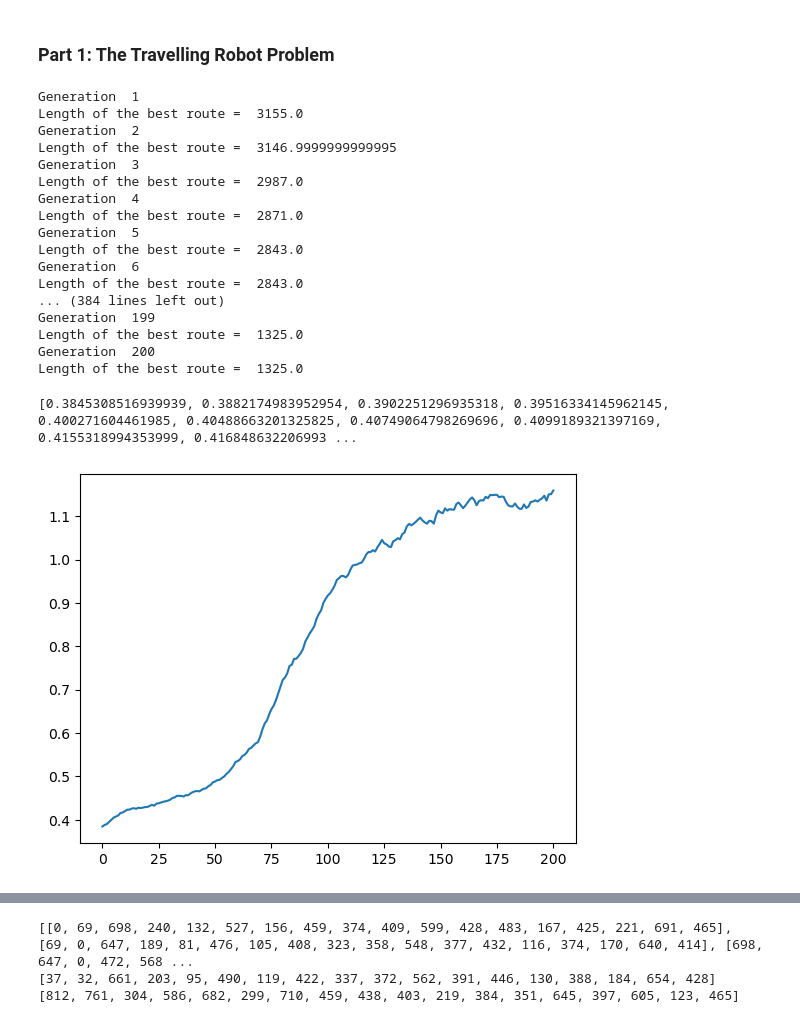
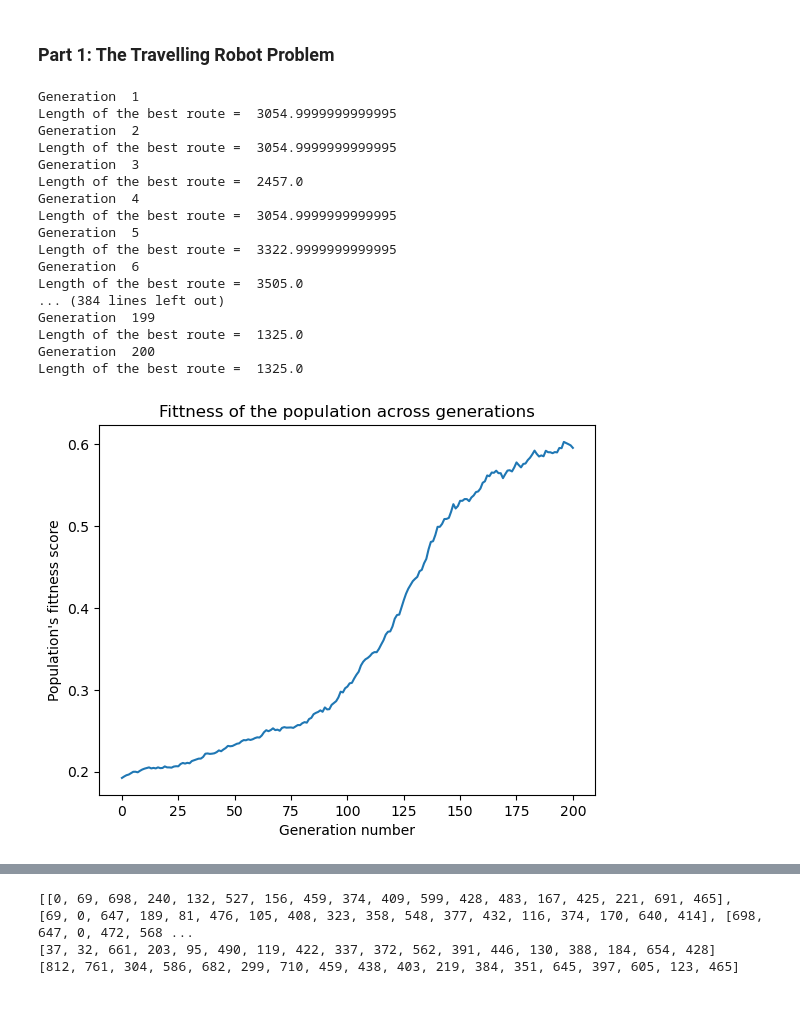
Before and after one commit to Howieboss02/Computational-Intelligence-ACO-ANN, a Jupyter notebook: Assignment_2/src/Main.ipynb, the cells around one changed output, grey strips where cells are left out. Cells and saved outputs as stored; diff of their text form; code cells hidden in the pictures.

Commit message:
Set best parameters and clean up the code
Also add description of the axis in the titles for the plots

```diff
--- a/Assignment_2/src/Main.ipynb
+++ b/Assignment_2/src/Main.ipynb
@@ -10,10 +10,10 @@ from TSPData import TSPData
 ### Part 1: The Travelling Robot Problem
 # %%
 # Please keep your parameters for the Genetic Algorithm easily changeable here
-population_size = 2000
+population_size = 1000
 generations = 200
-mutation_rate = 0.1
-crossover_probability = 0.6
+mutation_rate = 0.085
+crossover_probability = 0.85
 persist_file = "./../data/optimal_tsp"
 
 # Setup optimization
@@ -27,17 +27,17 @@ improvement = ga.population_fitness
 tsp_data.write_action_file(solution, "./../data/tsp_solution.txt")
 # %% [output]
 Generation  1
-Length of the best route =  3155.0
+Length of the best route =  3054.9999999999995
 Generation  2
-Length of the best route =  3146.9999999999995
+Length of the best route =  3054.9999999999995
 Generation  3
-Length of the best route =  2987.0
+Length of the best route =  2457.0
 Generation  4
-Length of the best route =  2871.0
+Length of the best route =  3054.9999999999995
 Generation  5
-Length of the best route =  2843.0
+Length of the best route =  3322.9999999999995
 Generation  6
-Length of the best route =  2843.0
+Length of the best route =  3505.0
 ... (384 lines left out)
 Generation  199
 Length of the best route =  1325.0
@@ -46,9 +46,10 @@ Length of the best route =  1325.0
 # %%
 import matplotlib.pyplot as plt
 import numpy as np
-print(improvement)
 plt.plot(improvement)
+plt.title("Fittness of the population across generations")
+plt.xlabel("Generation number")
+plt.ylabel("Population's fittness score")
 plt.show()
 # %% [output]
-[0.3845308516939939, 0.3882174983952954, 0.3902251296935318, 0.39516334145962145, 0.400271604461985, 0.40488663201325825, 0.40749064798269696, 0.4099189321397169, 0.4155318994353999, 0.416848632206993 ...
-[figure, old version]
+[figure, new version]
```
Also changed, not shown: parts of 3 cells of this notebook, 2 other files.
